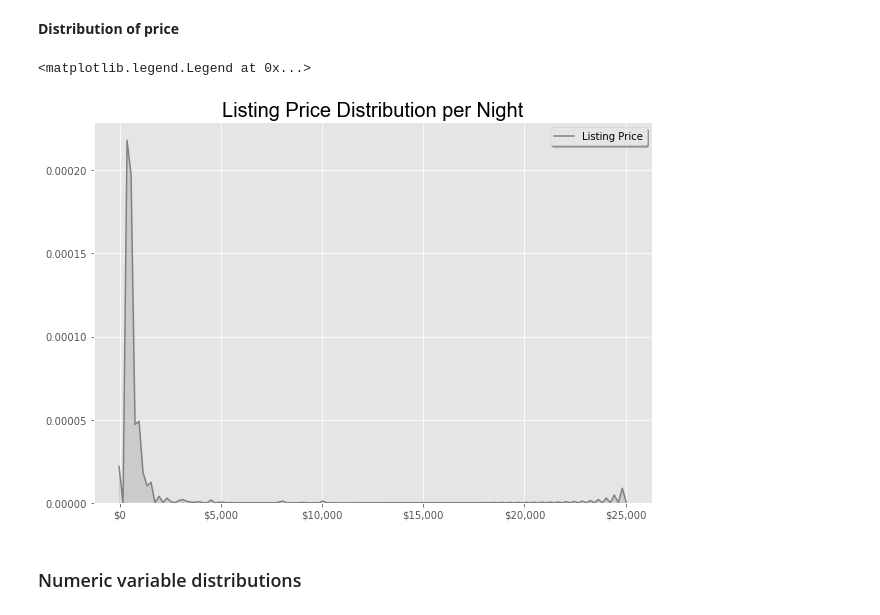
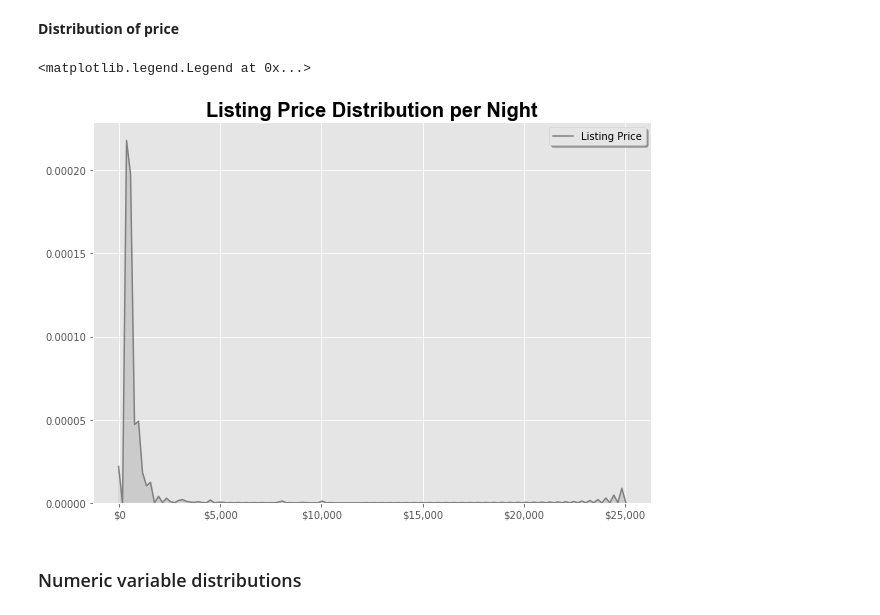
Before and after one commit to KishenSharma6/Airbnb-Analysis, a Jupyter notebook: Project Codes/03. Exploratory Data Analysis/2020_0202_Listings_EDA.ipynb, the cells around one changed output. Drawn from its saved outputs; the diff is of its cells as text; code cells hidden in the pictures.

```diff
--- a/Project Codes/03. Exploratory Data Analysis/2020_0202_Listings_EDA.ipynb
+++ b/Project Codes/03. Exploratory Data Analysis/2020_0202_Listings_EDA.ipynb
@@ -115,19 +108,26 @@ g.legend(frameon = True, fancybox=True, shadow = True,fontsize = 10)
 # %% [markdown]
 **Distribution of price**
 # %%
+#Set preferences for plot titles
+dict_title = {'fontsize':20,
+              'fontname':'Arial',
+             'fontweight':'semibold'}
+
+#Set preferences for axis labels
+
 #Set fig size
 fig, ax = plt.subplots(figsize=(10,7))
 
 #KDE
 j = sns.kdeplot(df.price, shade=True, color="grey",ax=ax, label = 'Listing Price')
 
 #Set plot aesthetics
 j.set_title('Listing Price Distribution per Night', fontdict =dict_title)
 j.get_xaxis().set_major_formatter(plt.FuncFormatter(lambda x, loc: "${:,}".format(int(x))))
 j.legend(frameon = True, fancybox=True, shadow = True,fontsize = 10)
 # %% [output]
 <matplotlib.legend.Legend at 0x...>
-[figure, old version]
+[figure, new version]
 # %% [markdown]
 ### Numeric variable distributions
 # %%
```
Also changed, not shown: parts of 16 cells of this notebook.
